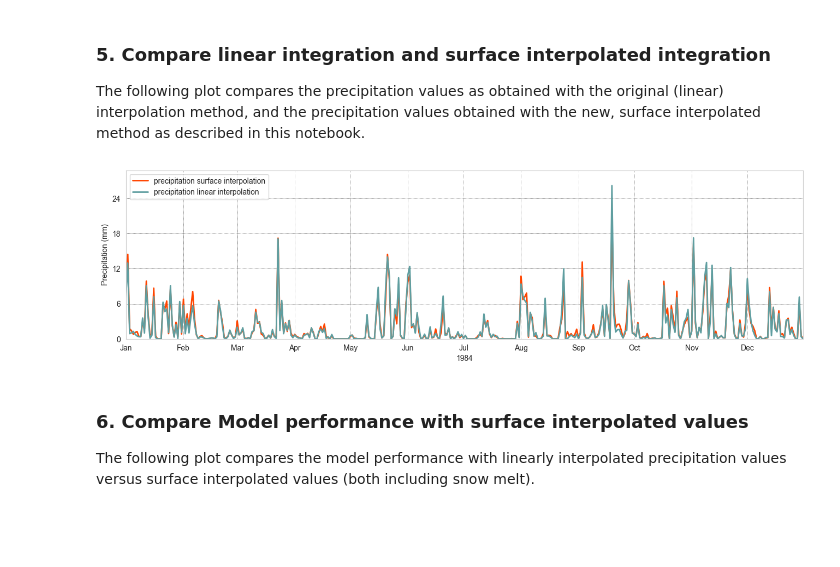
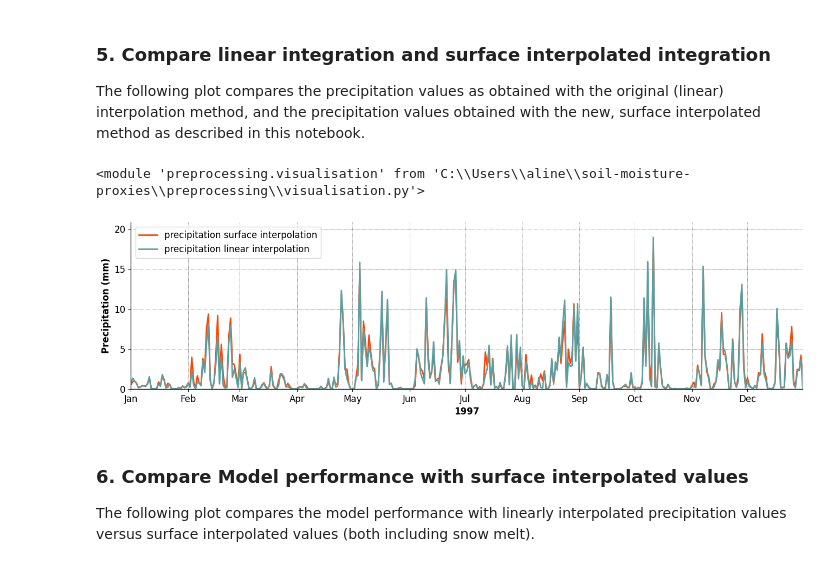
Before and after one commit to AlineGenvision/Lowlands-vs_highlands-streamflow, a Jupyter notebook: notebooks/Surface Interpolation.ipynb, the cells around one changed output. Cells and saved outputs as stored; diff of their text form; code cells hidden in the pictures; blank space fills up the shorter version.

```diff
--- a/notebooks/Surface Interpolation.ipynb
+++ b/notebooks/Surface Interpolation.ipynb
@@ -27,7 +27,7 @@ Additionally, we open the dataset containing the rainfall information over the U
 
 Lastly, we define the grid resolution at which the data will be interpolated (integrated).
 # %%
-station_nr = 33039
+station_nr = 54057
 
 database = pd.read_csv('../' + paths.DATA + '/Catchments_Database.csv').rename(columns={'Station number': 'Station_number'})
 
@@ -161,23 +161,27 @@ plt.show()
 ### 5. Compare linear integration and surface interpolated integration
 
 The following plot compares the precipitation values as obtained with the original (linear) interpolation method, and the precipitation values obtained with the new, surface interpolated method as described in this notebook.
+# %%
+importlib.reload(visualisation)
+# %% [output]
+<module 'preprocessing.visualisation' from 'C:\\Users\\aline\\soil-moisture-proxies\\preprocessing\\visualisation.py'>
 # %%
 station_nr = 54057
 
 rf_linear = load_data.load_data('../' + paths.CATCHMENT_BASINS + '/' + str(station_nr) + '/' + str(str(station_nr) + '_lumped_9to9_linear.csv'), verbose=False)
 rf_interp =load_data.load_data('../' + paths.CATCHMENT_BASINS + '/' + str(station_nr) + '/' + str(str(station_nr) + '_lumped_9to9_surf_interp.csv'), verbose=False)
 
 rf_linear['Date'] = pd.to_datetime(rf_linear['Date'], format='%Y-%m-%d')
 rf_interp['Date'] = pd.to_datetime(rf_interp['Date'], format='%Y-%m-%d')
 
-visualisation.compare_precipitation_and_flow(year = 1984,
+visualisation.compare_precipitation_and_flow(year = 1997,
                                              dfs_precipitation=[rf_interp, rf_linear],
                                              colors=['orangered', 'cadetblue'],
                                              labels=['surface interpolation', 'linear interpolation'],
                                              save_path=f"{paths.IMAGES}/comparison_interpolation_methods.png",
                                             figsize=(16,4))
 # %% [output]
-[figure, old version]
+[figure, new version]
 # %% [markdown]
 ### 6. Compare Model performance with surface interpolated values
 
```
Also changed, not shown: parts of 2 cells of this notebook, 24 other files.
